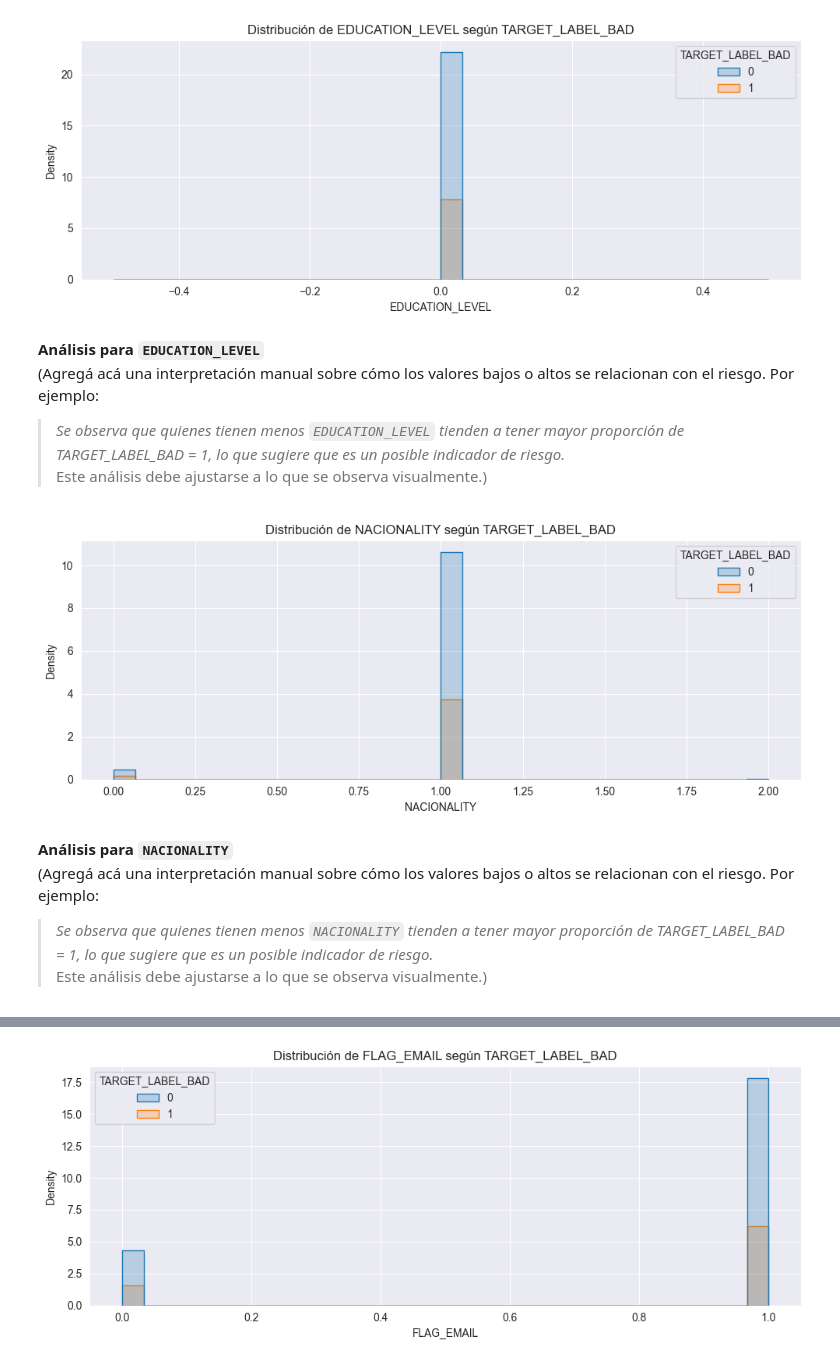
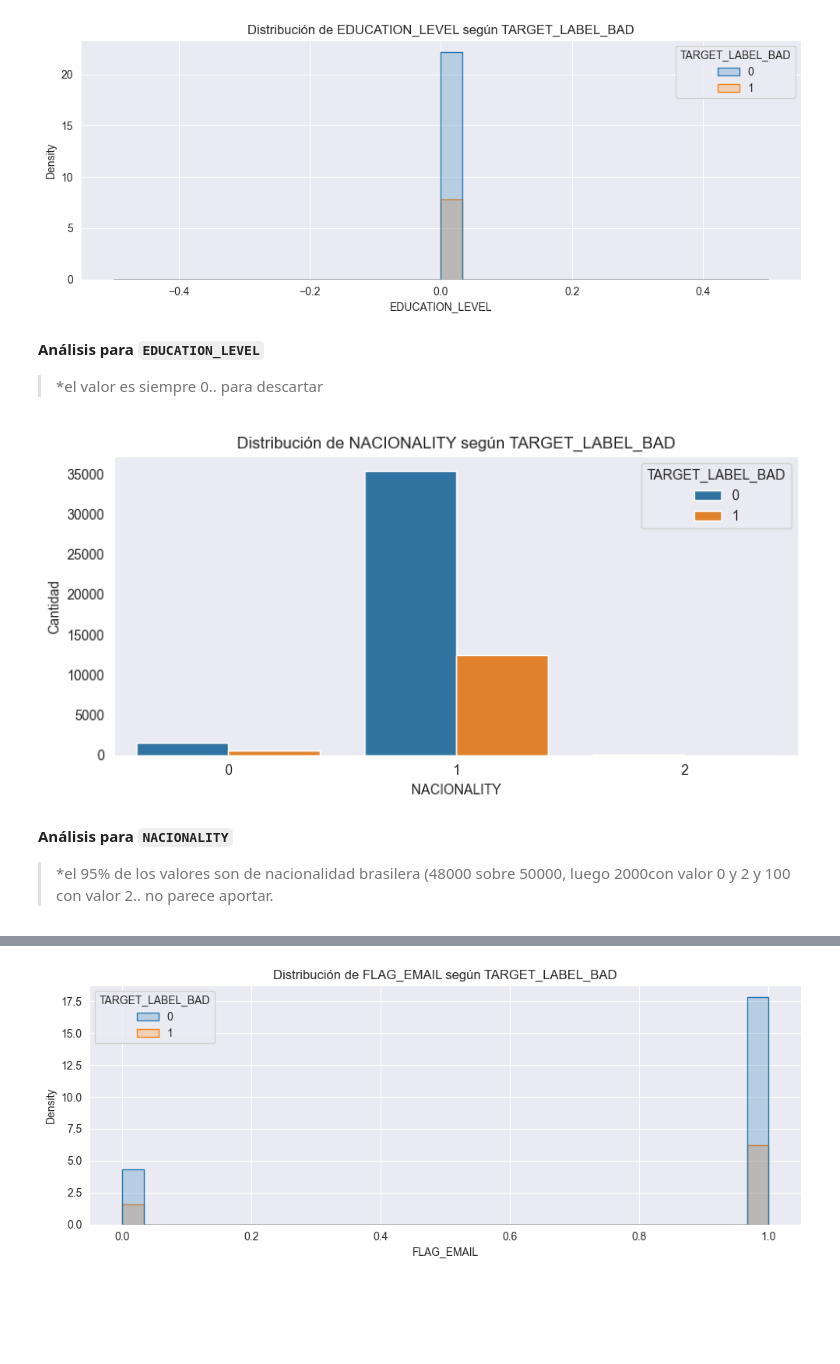
Before and after one commit to alkimer/CreditRiskAnalysisProject, a Jupyter notebook: credit_risk_analysis/EDA/EDA_Ustarroz_Numericos.ipynb, the cells around one changed output, grey strips where cells are left out. Drawn from its saved outputs; the diff is of its cells as text; code cells hidden in the pictures; blank space fills up the shorter version.

Commit message:
- [wip] análisis de distribución

```diff
--- a/credit_risk_analysis/EDA/EDA_Ustarroz_Numericos.ipynb
+++ b/credit_risk_analysis/EDA/EDA_Ustarroz_Numericos.ipynb
@@ -284,24 +295,23 @@ plt.show()
 [figure]
 # %% [markdown]
 **Análisis para `EDUCATION_LEVEL`**
-(Agregá acá una interpretación manual sobre cómo los valores bajos o altos se relacionan con el riesgo. Por ejemplo:
-> *Se observa que quienes tienen menos `EDUCATION_LEVEL` tienden a tener mayor proporción de TARGET_LABEL_BAD = 1, lo que sugiere que es un posible indicador de riesgo.*
-Este análisis debe ajustarse a lo que se observa visualmente.)
+> *el valor es siempre 0.. para descartar
 # %%
 # Gráfico de distribución para NACIONALITY
-plt.figure(figsize=(10, 4))
-sns.histplot(data=df, x="NACIONALITY", hue="TARGET_LABEL_BAD", bins=30, element="step", stat="density")
+plt.figure(figsize=(8, 4))
+sns.countplot(data=df, x="NACIONALITY", hue="TARGET_LABEL_BAD")
 plt.title("Distribución de NACIONALITY según TARGET_LABEL_BAD")
-plt.grid(True)
+plt.xlabel("NACIONALITY")
+plt.ylabel("Cantidad")
+plt.grid(axis="y")
 plt.tight_layout()
 plt.show()
 # %% [output]
-[figure, old version]
+[figure, new version]
 # %% [markdown]
 **Análisis para `NACIONALITY`**
-(Agregá acá una interpretación manual sobre cómo los valores bajos o altos se relacionan con el riesgo. Por ejemplo:
-> *Se observa que quienes tienen menos `NACIONALITY` tienden a tener mayor proporción de TARGET_LABEL_BAD = 1, lo que sugiere que es un posible indicador de riesgo.*
-Este análisis debe ajustarse a lo que se observa visualmente.)
+
+> *el 95% de los valores son de nacionalidad brasilera (48000 sobre 50000, luego 2000con valor 0 y 2 y 100 con valor 2.. no parece aportar.
 # %%
 # Gráfico de distribución para RESIDENCE_TYPE
 plt.figure(figsize=(10, 4))
```
Also changed, not shown: parts of 14 cells of this notebook.
